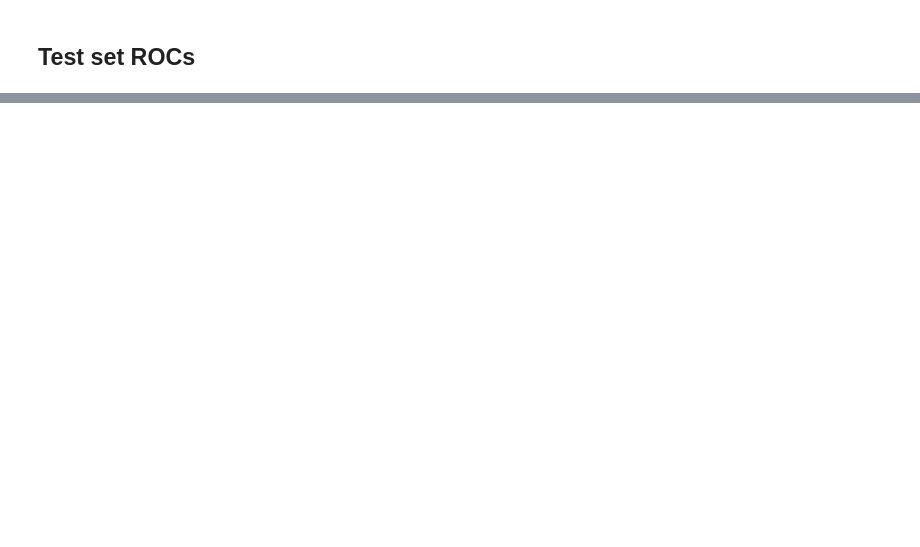
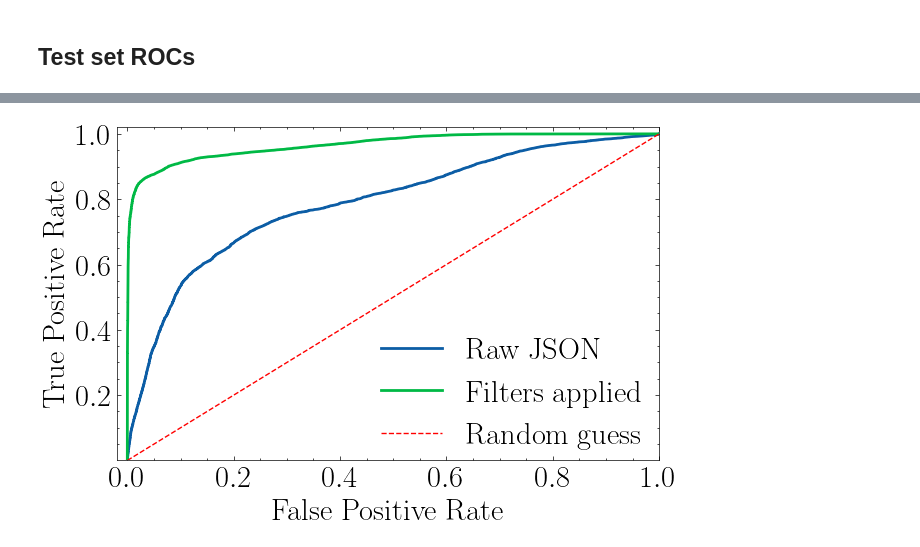
Before and after one commit to dtrizna/nebula, a Jupyter notebook: evaluation/preprocessing/results_roc_fields_granular.ipynb, the cells around one changed output, grey strips where cells are left out. Saved outputs shown, nothing was run; the diff lists cells and outputs as text; code cells hidden in the pictures; blank space fills up the shorter version.

```diff
--- a/evaluation/preprocessing/results_roc_fields_granular.ipynb
+++ b/evaluation/preprocessing/results_roc_fields_granular.ipynb
@@ -57,4 +90,6 @@ _ = ax.legend()
 # %%
+plt.style.use('default')
+
 def training_filter(file):
     return file.endswith("training.json")
 def validation_filter(file):
@@ -271,0 +293,71 @@ _ = fig.savefig(os.path.join(REPO_ROOT, "img", f"results_{'_'.join(RUN_NAME.spli
+# %%
+import matplotlib.pyplot as plt
+import scienceplots
+plt.style.use(['science'])
+# use default style
+#plt.style.use('default')
+fontsize = 22
+XLIM = [-0.02, 1]
+YLIM = [0, 1.02]
+
+# force reload function
+from importlib import reload
+import nebula.misc.plots as plots
+reload(plots)
+from nebula.misc.plots import plot_roc_curve, set_size
+
+fig, axs = plt.subplots(1, 1, figsize=set_size())
+
+labels = ['all', 'full']
+tprs_mean_val_slice = {k: v for k, v in tprs_mean_val.items() if k in labels}
+tprs_std_val_slice = {k: v for k, v in tprs_std_val.items() if k in labels}
+tprs_mean_test_slice = {k: v for k, v in tprs_mean_test.items() if k in labels}
+tprs_std_test_slice = {k: v for k, v in tprs_std_test.items() if k in labels}
+for i, key in enumerate(tprs_mean_val_slice.keys()):
+    # plot_roc_curve(
+    #     base_fpr_val,
+    #     tprs_mean_val_slice[key],
+    #     #tprs_std_val_slice[key],
+    #     model_name=key,
+    #     ax=axs,
+    #     ylim=YLIM,
+    #     xlim=XLIM,
+    #     color=colors[i]
+    # )
+    plot_roc_curve(
+        base_fpr_test,
+        tprs_mean_test_slice[key],
+        #tprs_std_test_slice[key],
+        model_name=key,
+        ax=axs,
+        ylim=YLIM,
+        xlim=XLIM,
+        linestyle="-",
+        #color=colors[i]
+    )
+
+ax.set_title("ROC Curves")
+axs.set_ylabel("True Positive Rate")
+axs.set_xlabel("False Positive Rate")
+
+# plot random guess line
+axs.plot([0, 1], [0, 1], color='red', linestyle='--', label='Random guess', linewidth=1)
+# get handles and labels for legend
+handles, labels = axs.get_legend_handles_labels()
+# place legend outside of plot on top middle
+#axs.legend(handles, ["No filters (raw JSON)", "Filters applied", "Random guess"], bbox_to_anchor=(0.5, 1.12), loc='upper center', ncol=3, fontsize=fontsize)
+# swap first and 2nd element in legend
+axs.legend(handles, ["Raw JSON", "Filters applied", "Random guess"], fontsize=fontsize, loc='lower right', bbox_to_anchor=(1.02, -0.05), ncol=1)
+
+# increase font size for all text
+axs.tick_params(labelsize=fontsize)
+axs.xaxis.label.set_size(fontsize)
+axs.yaxis.label.set_size(fontsize)
+
+axs.set_xticks([0, 0.2, 0.4, 0.6, 0.8, 1.0])
+axs.set_yticks([0.2, 0.4, 0.6, 0.8, 1.0])
+
+# savefig
+_ = fig.savefig(os.path.join(REPO_ROOT, "img", f"results_filters_vs_no_filters.pdf"), dpi=300, bbox_inches='tight')
+# %% [output]
+[figure, added]
```
Also changed, not shown: parts of 8 cells of this notebook, 54 other files.
